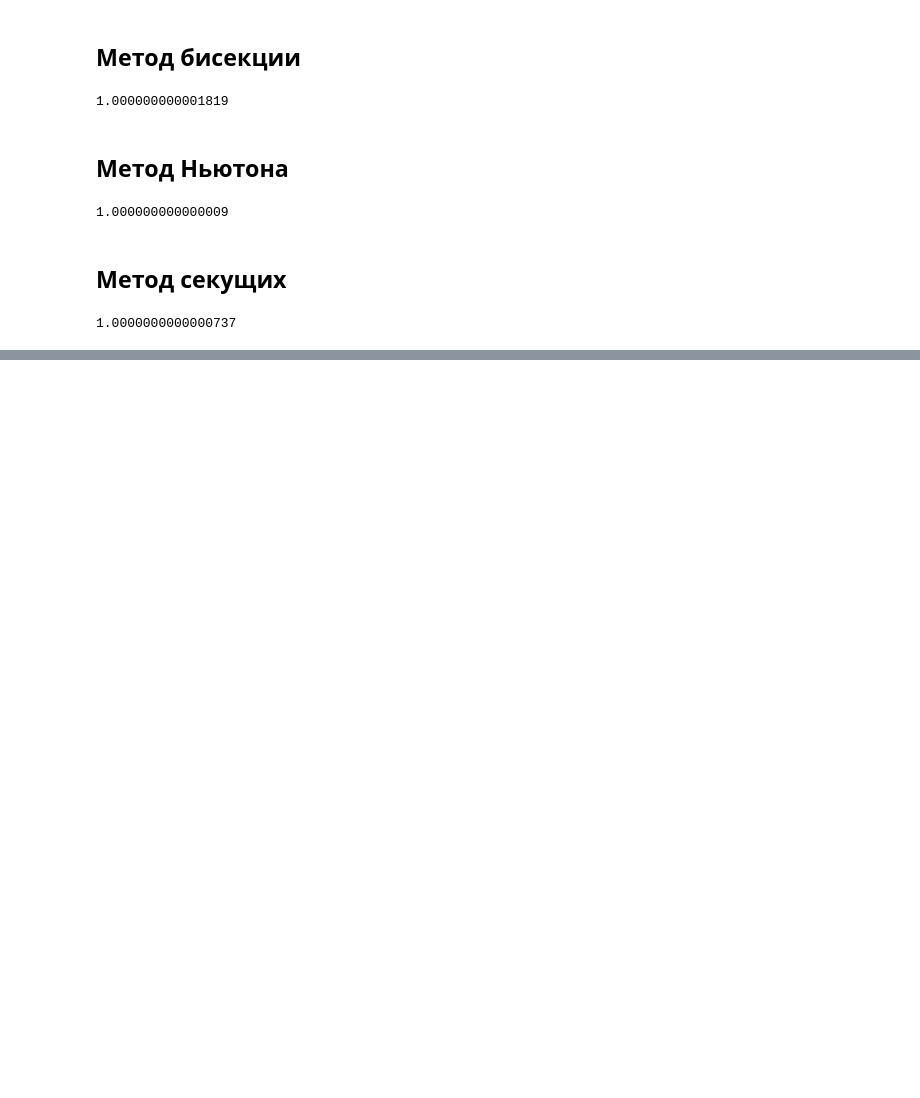
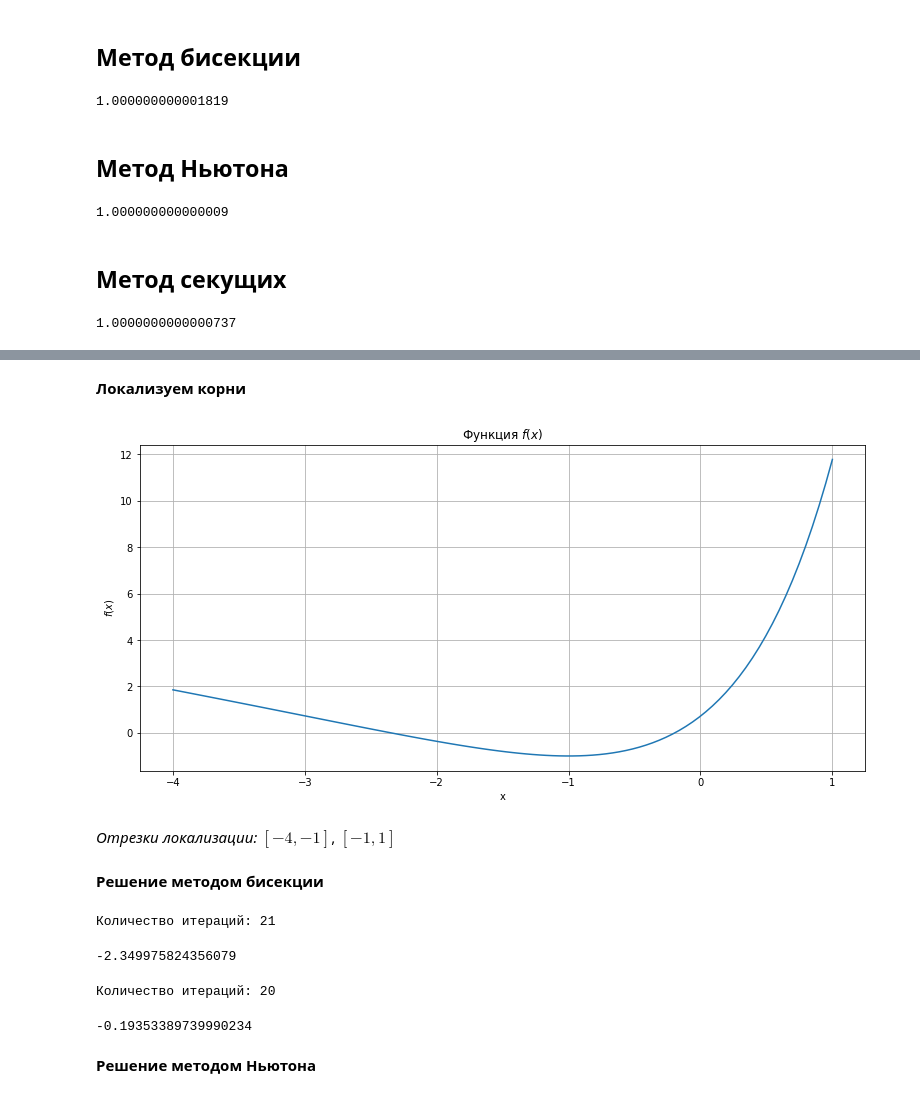
Before and after one commit to goo-goo-goo-joob/hse_numerical_methods, a Jupyter notebook: ДЗ_решение_уравнений.ipynb, the cells around one changed output, grey strips where cells are left out. Drawn from its saved outputs; the diff is of its cells as text; code cells hidden in the pictures; blank space fills up the shorter version.

```diff
--- a/ДЗ_решение_уравнений.ipynb
+++ b/ДЗ_решение_уравнений.ipynb
@@ -71,0 +176,28 @@ secant(f, 0.5, 3, 1.1, 1.5)
+# %%
+def f(x):
+    return (x + 1) * np.exp(x + 1) - x - 2
+
+def f_der(x):
+    return (x + 1) * np.exp(x + 1) + np.exp(x + 1) - 1
+# %% [markdown]
+**Локализуем корни**
+# %%
+localize(f, -4, 1)
+# %% [output]
+[figure, added]
+# %% [markdown]
+*Отрезки локализации:* $[-4, -1]$, $[-1, 1]$
+# %% [markdown]
+**Решение методом бисекции**
+# %%
+bisect(f, -4, -1, eps=1e-6, show_iter=True)
+# %% [output]
+Количество итераций: 21
+-2.349975824356079
+# %%
+bisect(f, -1, 1, eps=1e-6, show_iter=True)
+# %% [output]
+Количество итераций: 20
+-0.19353389739990234
+# %% [markdown]
+**Решение методом Ньютона**
```
Also changed, not shown: parts of 37 cells of this notebook.
